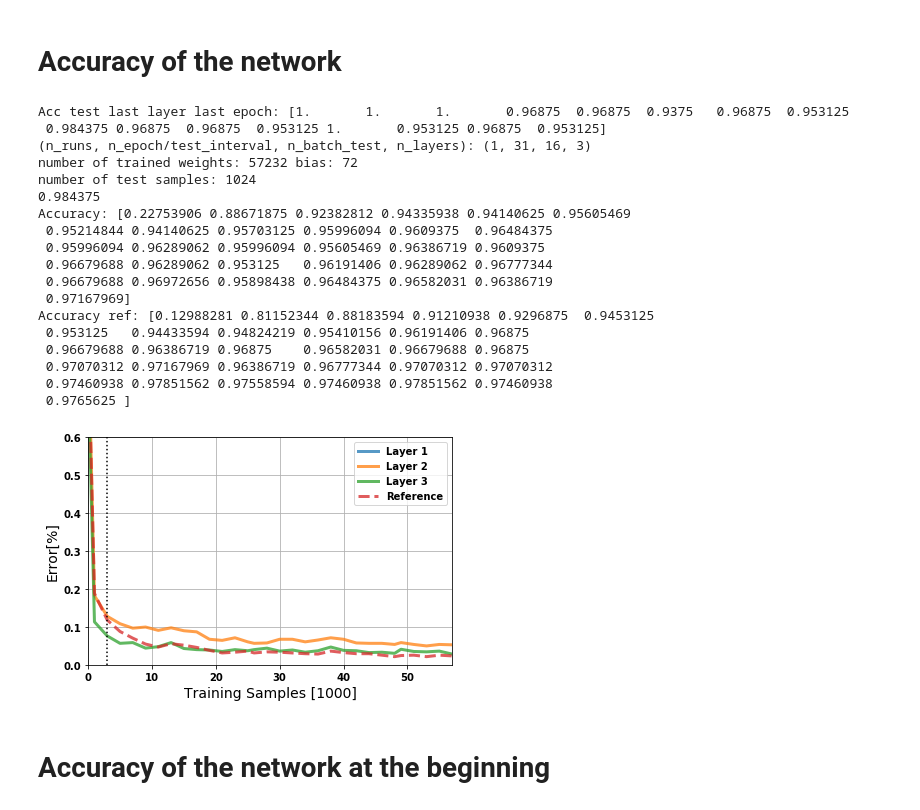
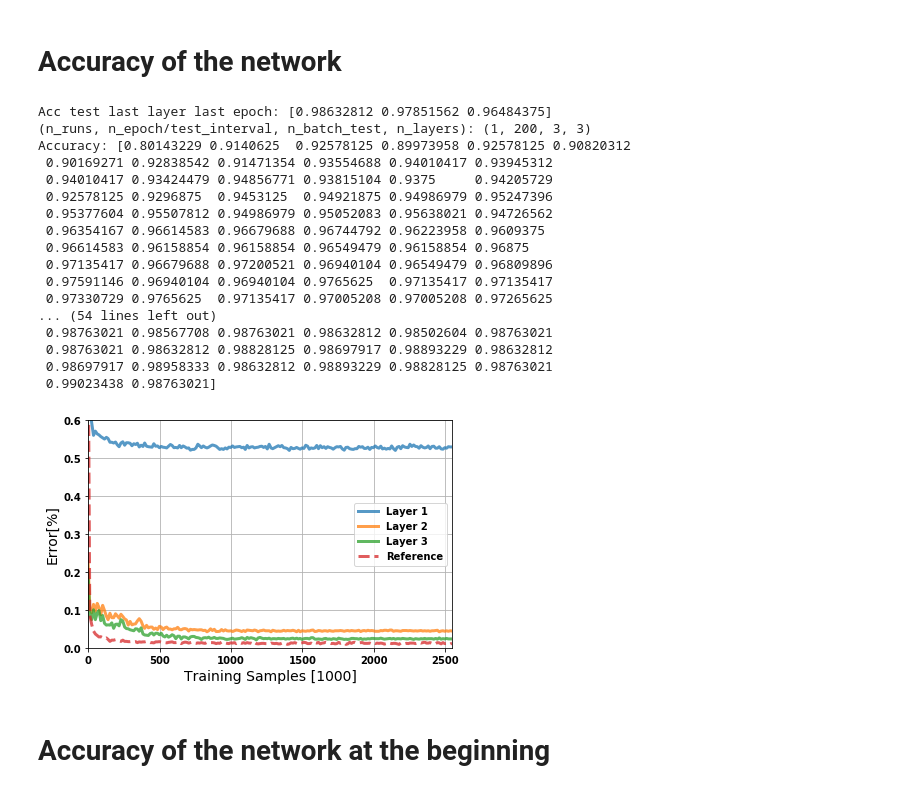
Before and after one commit to nmi-lab/dcll, a Jupyter notebook: notebooks/plot_mnist.ipynb, the cells around one changed output. Saved outputs shown, nothing was run; the diff lists cells and outputs as text; code cells hidden in the pictures.

Commit message:
Added mnist results

```diff
--- a/notebooks/plot_mnist.ipynb
+++ b/notebooks/plot_mnist.ipynb
@@ -19,8 +17,8 @@ ImportError: No module named dcll.npamlib
 # %%
 # all_layers_folder_id = range(1, 5, 1)
 all_layers_folder_id = [1]
-base_folder = "../Paper_results_long/{:03d}__10-10-2018"
-base_folder_begin = "../Paper_results/{:03d}__10-10-2018"
+base_folder = "../Paper_results/mnist_long/"
+base_folder_begin = "../Paper_results/mnist_short/"
 all_layers_folders = [
     base_folder.format(n) for n in all_layers_folder_id
 ]
@@ -33,7 +31,7 @@ print(list(all_layers_folder_id))
 # %%
 import pickle
 
-def plot_accuracy(directories, n_updates_tick=1, comment="", discard_last_epoch=0, vline=None, xmax=None, n_layers=None):
+def plot_accuracy(directories, n_updates_tick=1, comment="", discard_last_epoch=0, vline=None, xmax=None, ymax=0.6, n_layers=None):
     args = np.load(path.join(directories[0],"args.pkl"))
     batch_size = args['batch_size']
     n_test_interval = args['n_test_interval']
@@ -48,24 +46,12 @@ def plot_accuracy(directories, n_updates_tick=1, comment="", discard_last_epoch=
         acc_test = acc_test[:, :-discard_last_epoch]
         acc_test_ref = acc_test_ref[:, :-discard_last_epoch]
 
-    print("Acc test last layer last epoch: {}".format(acc_test[0,-1,:,2]))
+    print("Acc test last layer last epoch: {}".format(acc_test[0,-1,:,-1]))
     print("(n_runs, n_epoch/test_interval, n_batch_test, n_layers): {}".format(acc_test.shape))
     n_epoch = (acc_test.shape[1] - 1) * n_test_interval + 1
     if n_layers is None:
         n_layers = acc_test.shape[3]
 
-    parameters = pickle.load(open(path.join(directories[0], 'parameters_0.pkl'), 'rb'))
-    n_weights = 0
-    n_bias = 0
-    for k, v in parameters.items():
-        if k.endswith('.i2h.weight'):
-            n_weights += v.size
-        elif k.endswith('.i2h.bias'):
-            n_bias +=v.size
-    print("number of trained weights: {} bias: {}".format(n_weights, n_bias))
-    print("number of test samples: {}".format(acc_test.shape[2] * batch_size))
-
-    print(acc_test[0, 15, 1, 2])
     test_epochs = np.arange(0, n_epoch, n_test_interval, dtype='int') + 1
     # mean over the multiple test batches
     weighted_acc = np.mean(acc_test, axis=2)
@@ -103,7 +89,7 @@ def plot_accuracy(directories, n_updates_tick=1, comment="", discard_last_epoch=
     ax.set_ylabel('Error[%]')
     ax.set_xlabel('Training Samples [{}]'.format(n_updates_tick))
     tight_layout()
-    ax.set_ylim([0,0.6])
+    ax.set_ylim([0, ymax])
     ax.set_xlim(0, n_epoch*batch_size // n_updates_tick)
     #ax.set_xlim(batch_size, 40000)
     if vline is not None:
@@ -117,27 +103,26 @@ def plot_accuracy(directories, n_updates_tick=1, comment="", discard_last_epoch=
 # %%
 n_updates_tick = 1000
 vline = 3000 / 1000
-plot_accuracy(all_layers_folders, n_updates_tick=n_updates_tick, vline=vline)
+plot_accuracy(all_layers_folders, n_updates_tick=n_updates_tick) # vline=vline)
 # %% [output]
-Acc test last layer last epoch: [1.       1.       1.       0.96875  0.96875  0.9375   0.96875  0.953125
- 0.984375 0.96875  0.96875  0.953125 1.       0.953125 0.96875  0.953125]
-(n_runs, n_epoch/test_interval, n_batch_test, n_layers): (1, 31, 16, 3)
-number of trained weights: 57232 bias: 72
-number of test samples: 1024
-0.984375
-Accuracy: [0.22753906 0.88671875 0.92382812 0.94335938 0.94140625 0.95605469
- 0.95214844 0.94140625 0.95703125 0.95996094 0.9609375  0.96484375
- 0.95996094 0.96289062 0.95996094 0.95605469 0.96386719 0.9609375
- 0.96679688 0.96289062 0.953125   0.96191406 0.96289062 0.96777344
- 0.96679688 0.96972656 0.95898438 0.96484375 0.96582031 0.96386719
- 0.97167969]
-Accuracy ref: [0.12988281 0.81152344 0.88183594 0.91210938 0.9296875  0.9453125
- 0.953125   0.94433594 0.94824219 0.95410156 0.96191406 0.96875
- 0.96679688 0.96386719 0.96875    0.96582031 0.96679688 0.96875
- 0.97070312 0.97167969 0.96386719 0.96777344 0.97070312 0.97070312
- 0.97460938 0.97851562 0.97558594 0.97460938 0.97851562 0.97460938
- 0.9765625 ]
+Acc test last layer last epoch: [0.98632812 0.97851562 0.96484375]
+(n_runs, n_epoch/test_interval, n_batch_test, n_layers): (1, 200, 3, 3)
+Accuracy: [0.80143229 0.9140625  0.92578125 0.89973958 0.92578125 0.90820312
+ 0.90169271 0.92838542 0.91471354 0.93554688 0.94010417 0.93945312
+ 0.94010417 0.93424479 0.94856771 0.93815104 0.9375     0.94205729
+ 0.92578125 0.9296875  0.9453125  0.94921875 0.94986979 0.95247396
+ 0.95377604 0.95507812 0.94986979 0.95052083 0.95638021 0.94726562
+ 0.96354167 0.96614583 0.96679688 0.96744792 0.96223958 0.9609375
+ 0.96614583 0.96158854 0.96158854 0.96549479 0.96158854 0.96875
+ 0.97135417 0.96679688 0.97200521 0.96940104 0.96549479 0.96809896
+ 0.97591146 0.96940104 0.96940104 0.9765625  0.97135417 0.97135417
+ 0.97330729 0.9765625  0.97135417 0.97005208 0.97005208 0.97265625
+... (54 lines left out)
+ 0.98763021 0.98567708 0.98763021 0.98632812 0.98502604 0.98763021
+ 0.98763021 0.98632812 0.98828125 0.98697917 0.98893229 0.98632812
+ 0.98697917 0.98958333 0.98632812 0.98893229 0.98828125 0.98763021
+ 0.99023438 0.98763021]
-[figure, old version]
+[figure, new version]
 # %% [markdown]
 # Accuracy of the network at the beginning
 # %%
```
Also changed, not shown: parts of 6 cells of this notebook, 11 other files.
